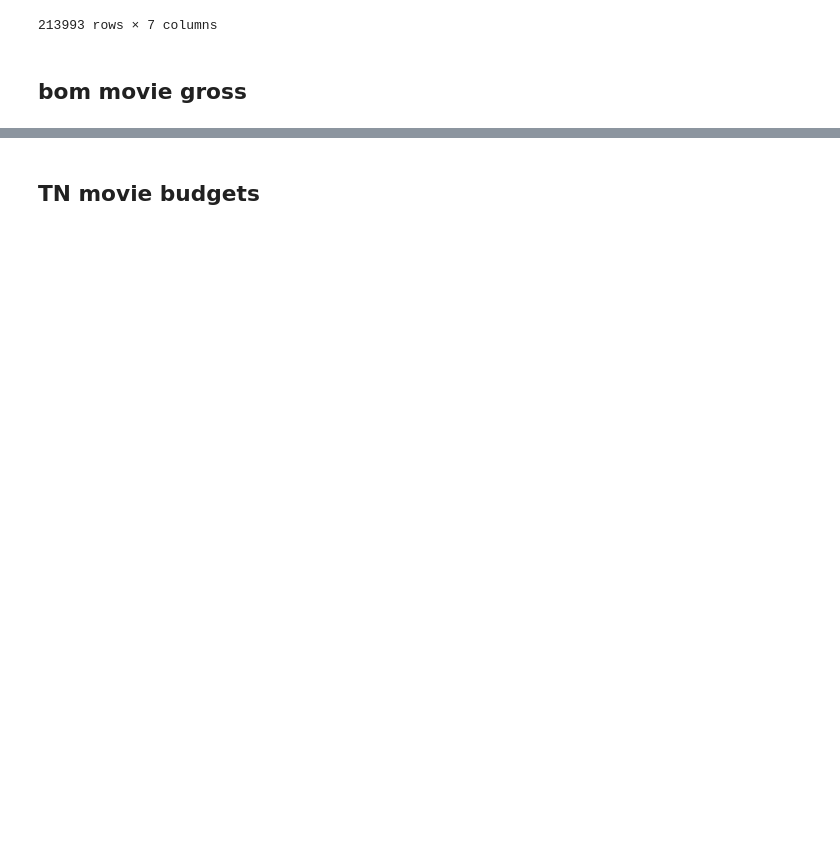
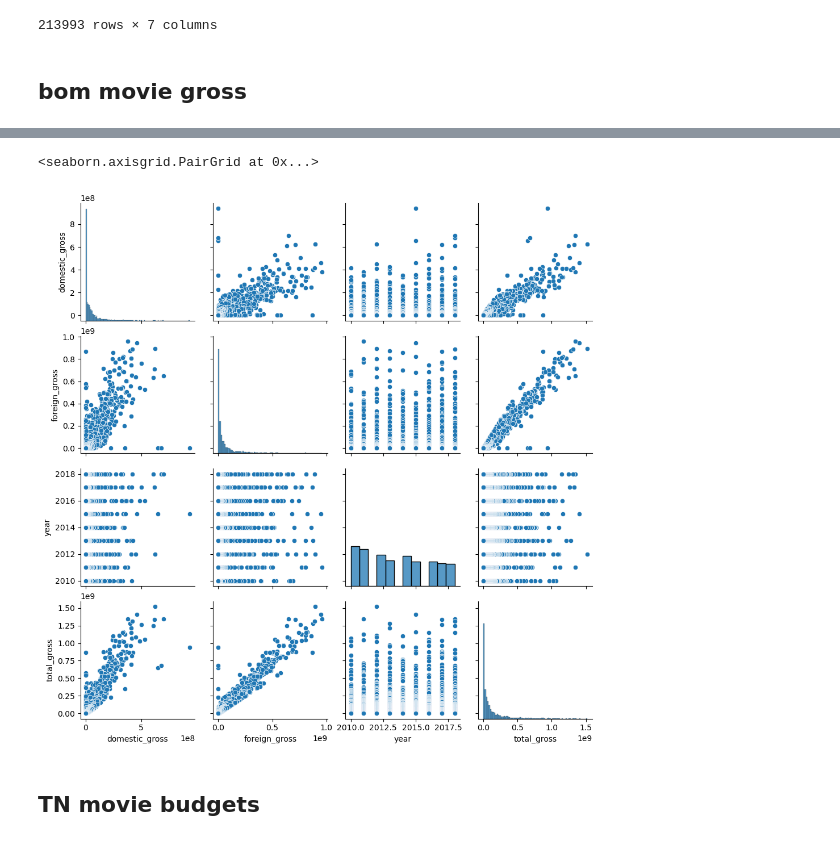
Before and after one commit to alexanderdaffara/Movies_Insights_EDA, a Jupyter notebook: Alex-Notebook.ipynb, the cells around one changed output, grey strips where cells are left out. Drawn from its saved outputs; the diff is of its cells as text; code cells hidden in the pictures; blank space fills up the shorter version.

```diff
--- a/Alex-Notebook.ipynb
+++ b/Alex-Notebook.ipynb
@@ -109,10 +155,13 @@ df_with_writers
 # %%
 # df_with_gross matches gross for all movies with the same name
 # 'start_year' from movie_basics doesn't always match up with 'year' from gross_df
-gross_df = pd.read_csv('zippedData/bom.movie_gross.csv')
-df_with_gross = movie_basics_df.merge(gross_df,
-                                      how='inner',
-                                      left_on='primary_title',
-                                      right_on='title')
-df_with_gross
+gross_df = pd.read_csv('data/bom.movie_gross.csv')
+gross_df.dropna(subset=['foreign_gross','domestic_gross'], inplace=True)
+gross_df['foreign_gross'] = gross_df['foreign_gross'].map(lambda x: float(x.replace(',',"")))
+gross_df['total_gross'] = gross_df['foreign_gross'] + gross_df['domestic_gross']
+# df_with_gross = movie_basics_df.merge(gross_df,
+#                                       how='inner',
+#                                       left_on='primary_title',
+#                                       right_on='title')
+gross_df.info()
 # %% [output]
@@ -132,3 +181,9 @@ df_with_gross
+# %%
+# ax = sns.histplot(x='year', y='domestic_gross', data=df_with_gross)
+sns.pairplot(gross_df)
+# %% [output]
+<seaborn.axisgrid.PairGrid at 0x...>
+[figure, added]
 # %% [markdown]
 ## TN movie budgets
 # %%
```
Also changed, not shown: parts of 17 cells of this notebook.
